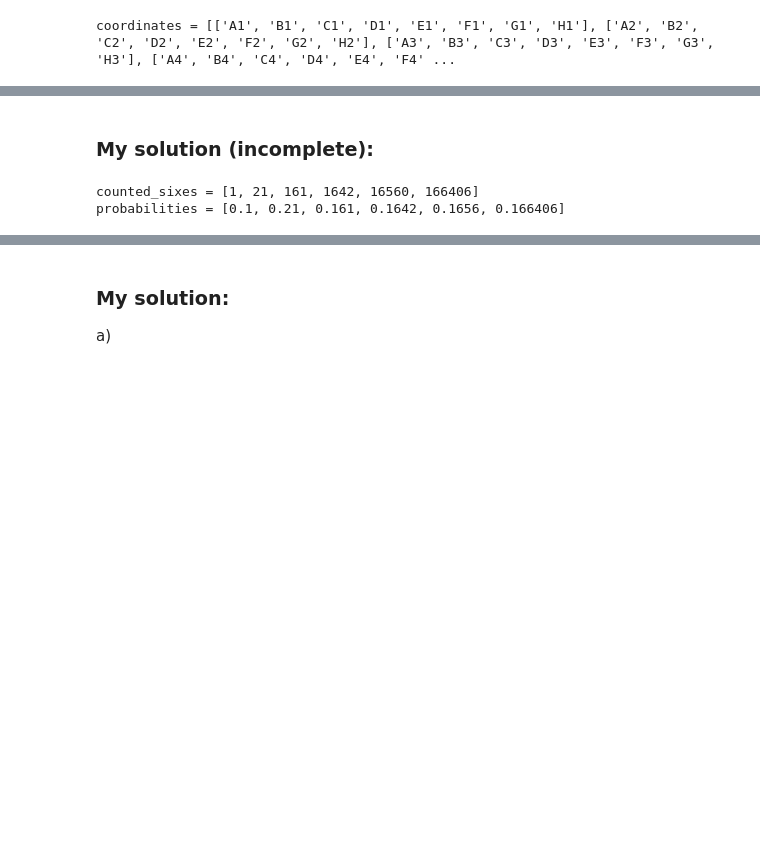
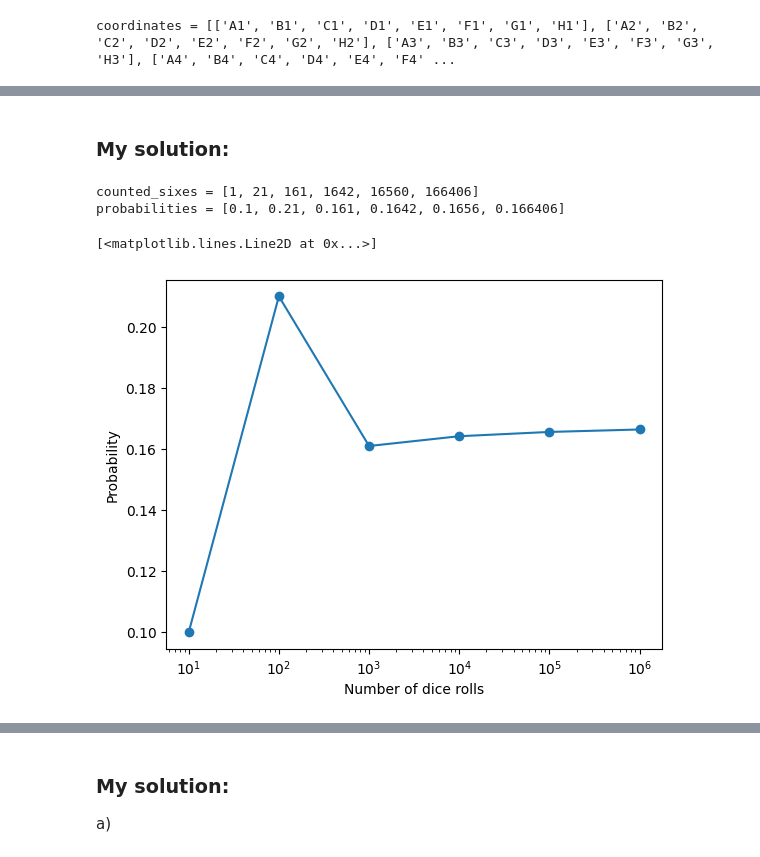
Before and after one commit to valter-w/python-programming-VALTER-LEON, a Jupyter notebook: Exercises/exercise_4.ipynb, the cells around one changed output, grey strips where cells are left out. Cells and saved outputs as stored; diff of their text form; code cells hidden in the pictures; blank space fills up the shorter version.

```diff
--- a/Exercises/exercise_4.ipynb
+++ b/Exercises/exercise_4.ipynb
@@ -266,34 +266,50 @@ random.seed(1)
 
 </details>
 # %% [markdown]
-### My solution (incomplete):
+### My solution:
 # %%
 import random
+import matplotlib.pyplot as plt
 
 # Make the randomly simulated dice rolls the exact same with a seed
 random.seed(1)
 
 test_quantities = [10, 100, 1_000, 10_000, 100_000, 1_000_000]
 counted_sixes = []
 
 for test_quantity in test_quantities:
     dice_rolls = []
     for i in range(0, test_quantity):
         simulated_roll = random.randint(1, 6)
         dice_rolls.append(simulated_roll)
 
 
     sixes = dice_rolls.count(6)
     counted_sixes.append(sixes)
 
 
 print(f"\n{counted_sixes = }")
 
 probabilities = [(sixes / test_quantities[index]) for index, sixes in enumerate(counted_sixes)]
 print(f"{probabilities = }")
+
+axis_values = test_quantities
+plt.xticks(axis_values)
+
+# assign logarithmic scale for x-axis:
+plt.xscale("log")
+
+plt.xlabel("Number of dice rolls")
+plt.ylabel("Probability")
+
+x_points = test_quantities
+y_points = probabilities
+plt.plot(x_points, y_points, marker="o")
 # %% [output]
 counted_sixes = [1, 21, 161, 1642, 16560, 166406]
 probabilities = [0.1, 0.21, 0.161, 0.1642, 0.1656, 0.166406]
+[<matplotlib.lines.Line2D at 0x...>]
+[figure, added]
 # %% [markdown]
 ---
 ## 6. Monte Carlo simulation (**)
```
